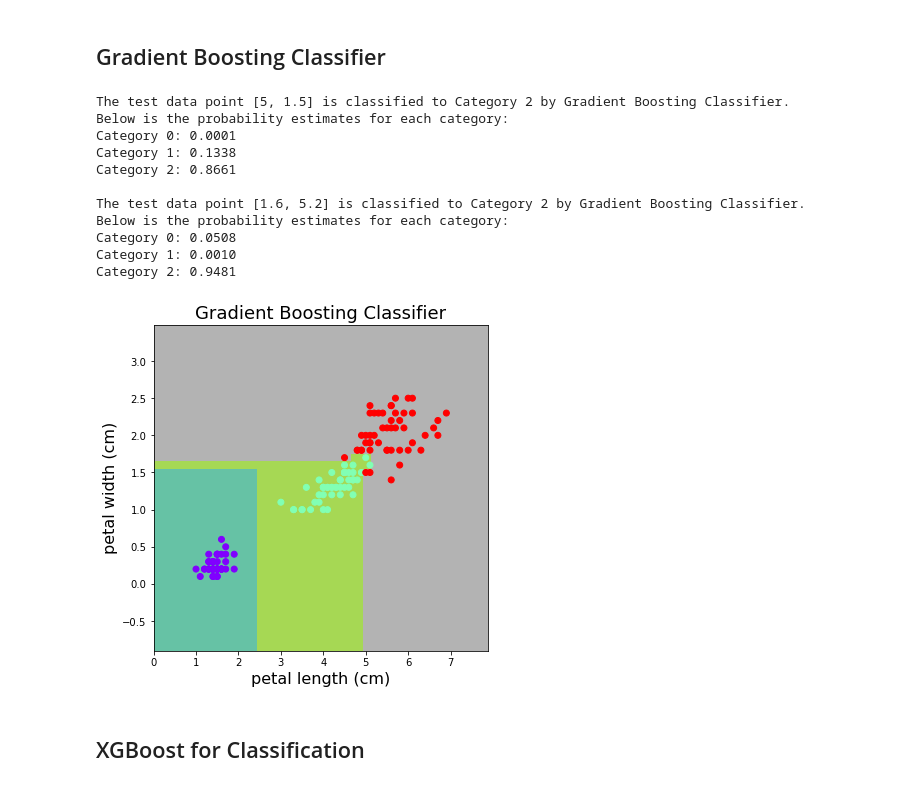
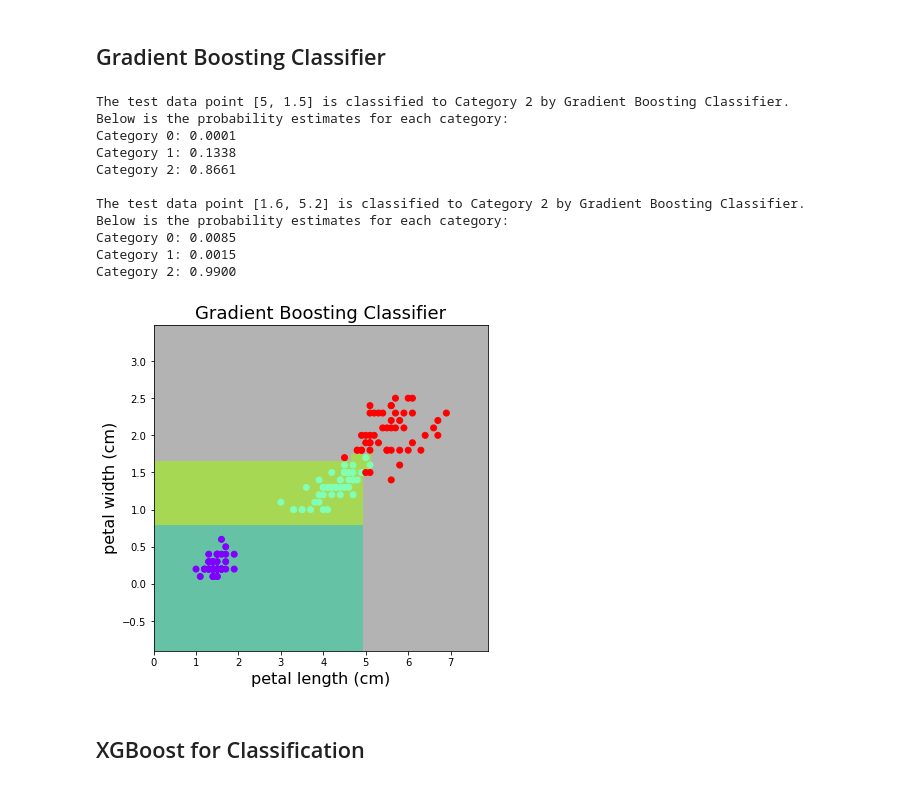
Before and after one commit to PEESEgroup/SysEn6880, a Jupyter notebook: Classification.ipynb, the cells around one changed output. Cells and saved outputs as stored; diff of their text form; code cells hidden in the pictures.

```diff
--- a/Classification.ipynb
+++ b/Classification.ipynb
@@ -270,7 +270,7 @@ from sklearn.linear_model import LogisticRegression
 
 # Create an instance of Logistic Regression Classifier and fit the data.
 lr_model = LogisticRegression(multi_class='multinomial', solver='lbfgs')
-lr_model.fit(X, Y)
+lr_model.fit(X, y)
 
 # call the predict_test function to predict the test data
 Xtest = [[5, 1.5], [1.6, 5.2]]
@@ -306,8 +306,8 @@ plt.show()
 from sklearn.svm import SVC
 
 # choose the linear kernel for linear SVM
-lsvm_model = SVC(kernel='linear').fit(X, Y)
-lsvm_model.fit(X, Y)
+lsvm_model = SVC(kernel='linear').fit(X, y)
+lsvm_model.fit(X, y)
 
 # call the predict_test function to predict the test data
 Xtest = [[5, 1.5], [1.6, 5.2]]
@@ -377,7 +377,7 @@ from sklearn.ensemble import RandomForestClassifier
 
 # Create a random forest Classifier and fit the data; n_estimators is the number of trees in the forest.
 rf_model = RandomForestClassifier(n_estimators = 10, criterion = "entropy")
-rf_model.fit(X, Y)
+rf_model.fit(X, y)
 
 # call the predict_test function to predict the test data
 Xtest = [[5, 1.5], [1.6, 5.2]]
@@ -387,7 +387,7 @@ predict_test(Xtest, rf_model, model_name)
 # plot the decision boundary of the logistic regression model
 h = 0.01
 xx, yy, Z = meshgrid_predict(X[:, 0], X[:, 1], h, rf_model)
-make_plot(xx, yy, Z, X, Y, model_name)
+make_plot(xx, yy, Z, X, y, model_name)
 plt.show()
 # %% [output]
 The test data point [5, 1.5] is classified to Category 2 by Random Forest Classifier.
@@ -410,7 +410,7 @@ from sklearn.ensemble import AdaBoostClassifier
 # Create an AdaBoost Classifier using decision trees as the base estimator
 abt_model = AdaBoostClassifier(DecisionTreeClassifier(max_depth=1),
                                n_estimators=200)
-abt_model.fit(X, Y)
+abt_model.fit(X, y)
 
 # call the predict_test function to predict the test data
 Xtest = [[5, 1.5], [1.6, 5.2]]
@@ -420,7 +420,7 @@ predict_test(Xtest, abt_model, model_name)
 # plot the decision boundary of the logistic regression model
 h = 0.03
 xx, yy, Z = meshgrid_predict(X[:, 0], X[:, 1], h, abt_model)
-make_plot(xx, yy, Z, X, Y, model_name)
+make_plot(xx, yy, Z, X, y, model_name)
 plt.show()
 # %% [output]
 The test data point [5, 1.5] is classified to Category 2 by AdaBoost Classifier.
@@ -440,34 +440,34 @@ Category 2: 0.5027
 # %%
 from sklearn.ensemble import GradientBoostingClassifier
 
 # Create an Gradient Boosting Classifier
 gb_model = GradientBoostingClassifier(n_estimators=100, learning_rate=0.1, max_depth=2)
 
-gb_model.fit(X, Y)
+gb_model.fit(X, y)
 
 # call the predict_test function to predict the test data
 Xtest = [[5, 1.5], [1.6, 5.2]]
 model_name = "Gradient Boosting Classifier"
 predict_test(Xtest, gb_model, model_name)
 
 # plot the decision boundary of the logistic regression model
 h = 0.01
 xx, yy, Z = meshgrid_predict(X[:, 0], X[:, 1], h, gb_model)
-make_plot(xx, yy, Z, X, Y, model_name)
+make_plot(xx, yy, Z, X, y, model_name)
 plt.show()
 # %% [output]
 The test data point [5, 1.5] is classified to Category 2 by Gradient Boosting Classifier.
 Below is the probability estimates for each category:
 Category 0: 0.0001
 Category 1: 0.1338
 Category 2: 0.8661
 
 The test data point [1.6, 5.2] is classified to Category 2 by Gradient Boosting Classifier.
 Below is the probability estimates for each category:
-Category 0: 0.0508
-Category 1: 0.0010
-Category 2: 0.9481
+Category 0: 0.0085
+Category 1: 0.0015
+Category 2: 0.9900
-[figure, old version]
+[figure, new version]
 # %% [markdown]
 ## XGBoost for Classification
 # %%
```
Also changed, not shown: parts of 15 cells of this notebook.
